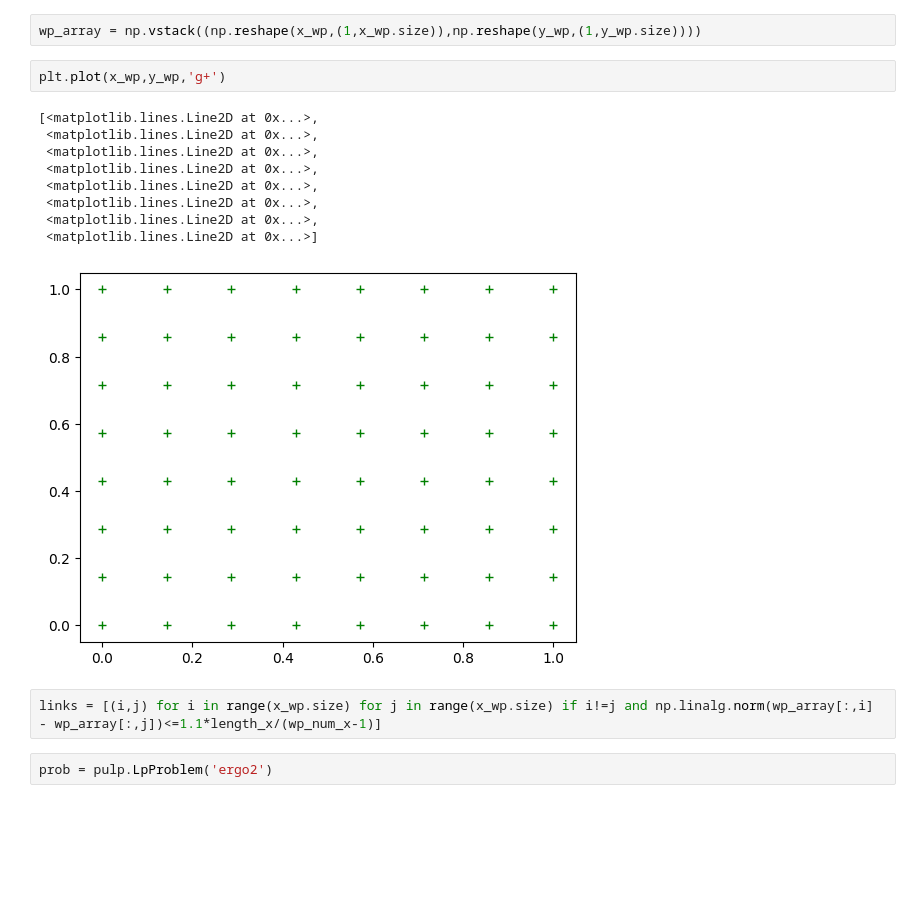
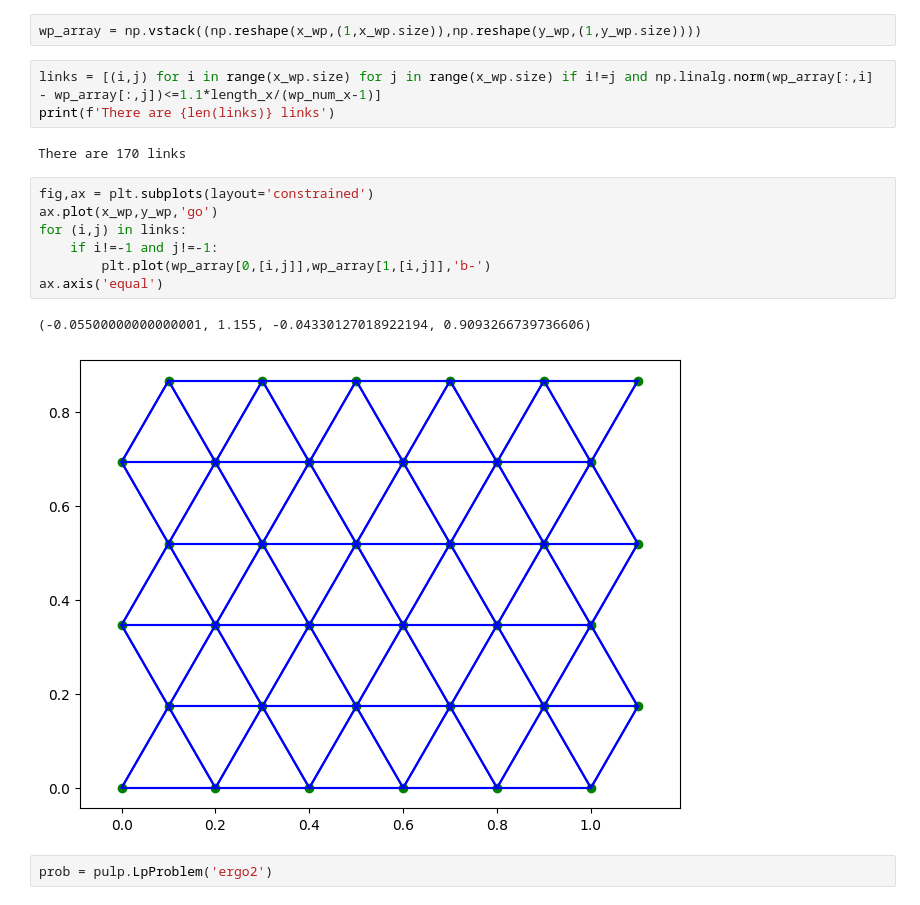
Before and after one commit to arthurrichards77/ergodic, a Jupyter notebook: ergodic_revisit.ipynb, the cells around one changed output. Cells and saved outputs as stored; diff of their text form; blank space fills up the shorter version.

```diff
--- a/ergodic_revisit.ipynb
+++ b/ergodic_revisit.ipynb
@@ -113,19 +118,20 @@ x_wp,y_wp = np.meshgrid(np.linspace(0,length_x,wp_num_x),np.linspace(0,length_x,
 num_wp = wp_num_x*wp_num_y
 # %%
 wp_array = np.vstack((np.reshape(x_wp,(1,x_wp.size)),np.reshape(y_wp,(1,y_wp.size))))
-# %%
-plt.plot(x_wp,y_wp,'g+')
-# %% [output]
-[<matplotlib.lines.Line2D at 0x...>,
- <matplotlib.lines.Line2D at 0x...>,
- <matplotlib.lines.Line2D at 0x...>,
- <matplotlib.lines.Line2D at 0x...>,
- <matplotlib.lines.Line2D at 0x...>,
- <matplotlib.lines.Line2D at 0x...>,
- <matplotlib.lines.Line2D at 0x...>,
- <matplotlib.lines.Line2D at 0x...>]
-[figure, removed]
 # %%
 links = [(i,j) for i in range(x_wp.size) for j in range(x_wp.size) if i!=j and np.linalg.norm(wp_array[:,i] - wp_array[:,j])<=1.1*length_x/(wp_num_x-1)]
+print(f'There are {len(links)} links')
+# %% [output]
+There are 170 links
+# %%
+fig,ax = plt.subplots(layout='constrained')
+ax.plot(x_wp,y_wp,'go')
+for (i,j) in links:
+    if i!=-1 and j!=-1:
+        plt.plot(wp_array[0,[i,j]],wp_array[1,[i,j]],'b-')
+ax.axis('equal')
+# %% [output]
+(-0.05500000000000001, 1.155, -0.04330127018922194, 0.9093266739736606)
+[figure, added]
 # %%
 prob = pulp.LpProblem('ergo2')
```
Also changed, not shown: parts of 11 cells of this notebook, 1 other file.
